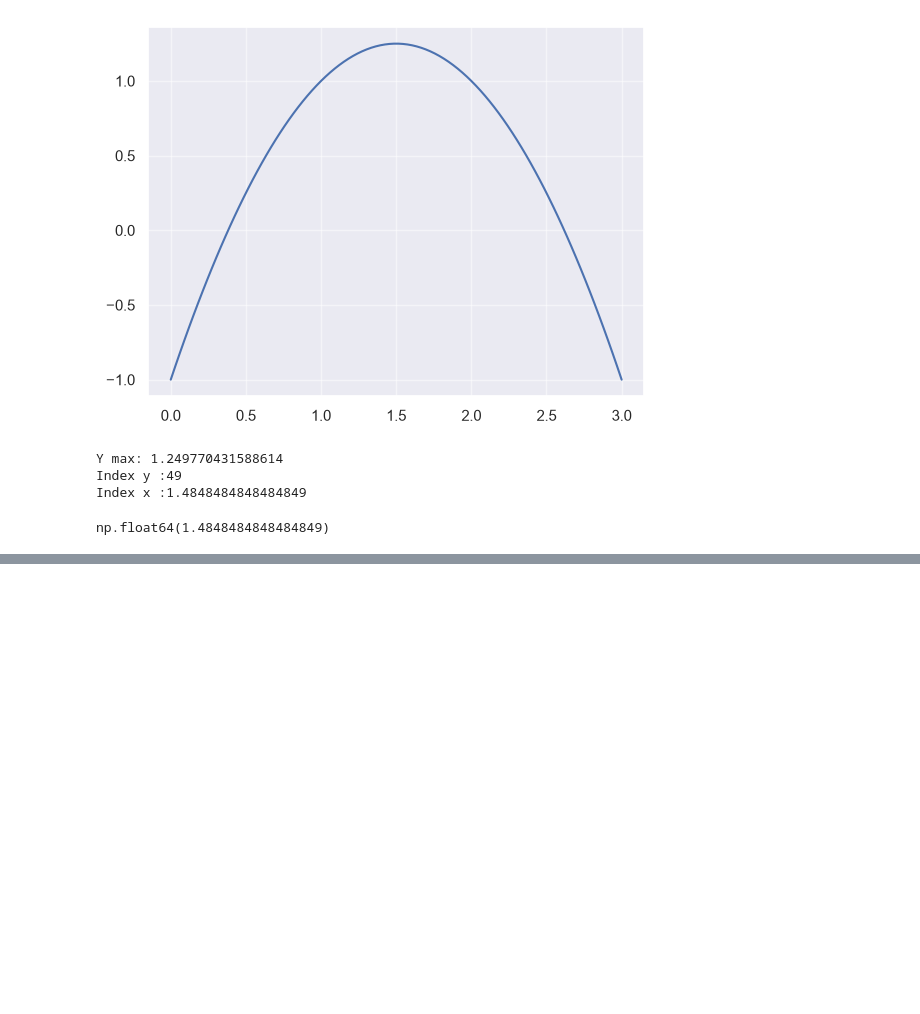
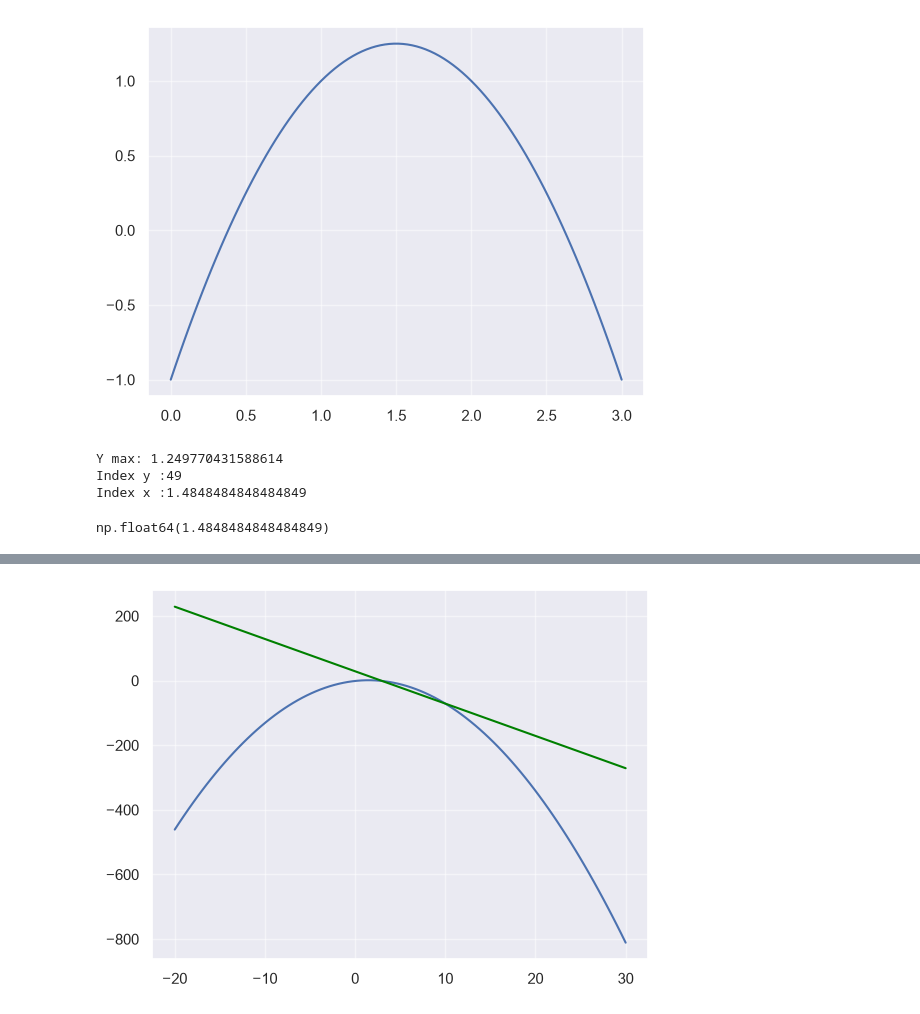
Before and after one commit to dnlsyfq/py_analyze, a Jupyter notebook: calculus.ipynb, the cells around one changed output, grey strips where cells are left out. Saved outputs shown, nothing was run; the diff lists cells and outputs as text; code cells hidden in the pictures; blank space fills up the shorter version.

```diff
--- a/calculus.ipynb
+++ b/calculus.ipynb
@@ -35,0 +71,6 @@ np.float64(1.4848484848484849)
+# %%
+
+
+draw_secant([3,10])
+# %% [output]
+[figure, added]
```
Also changed, not shown: parts of 5 cells of this notebook.
